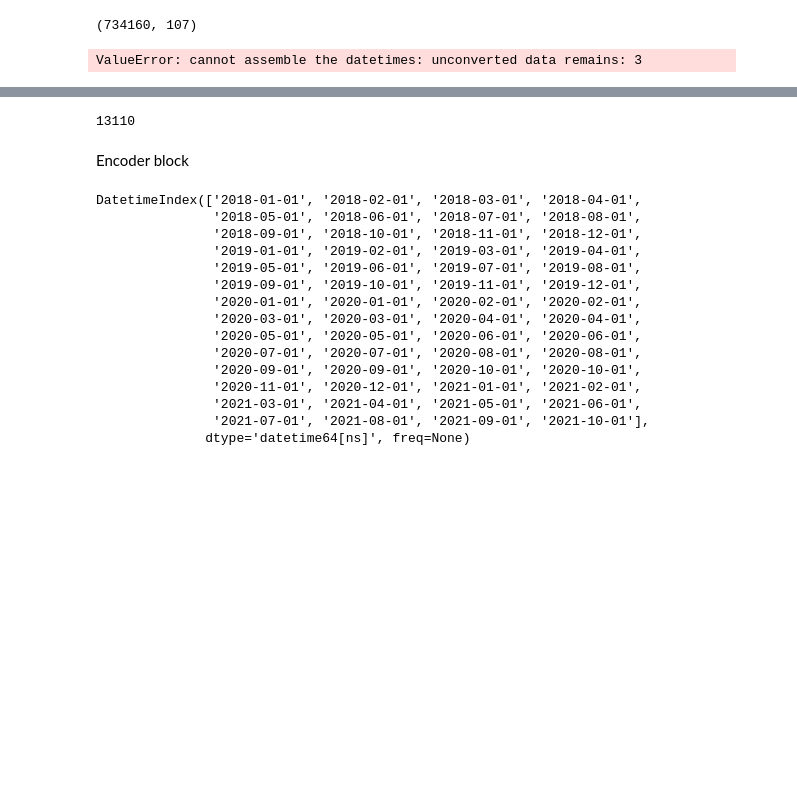
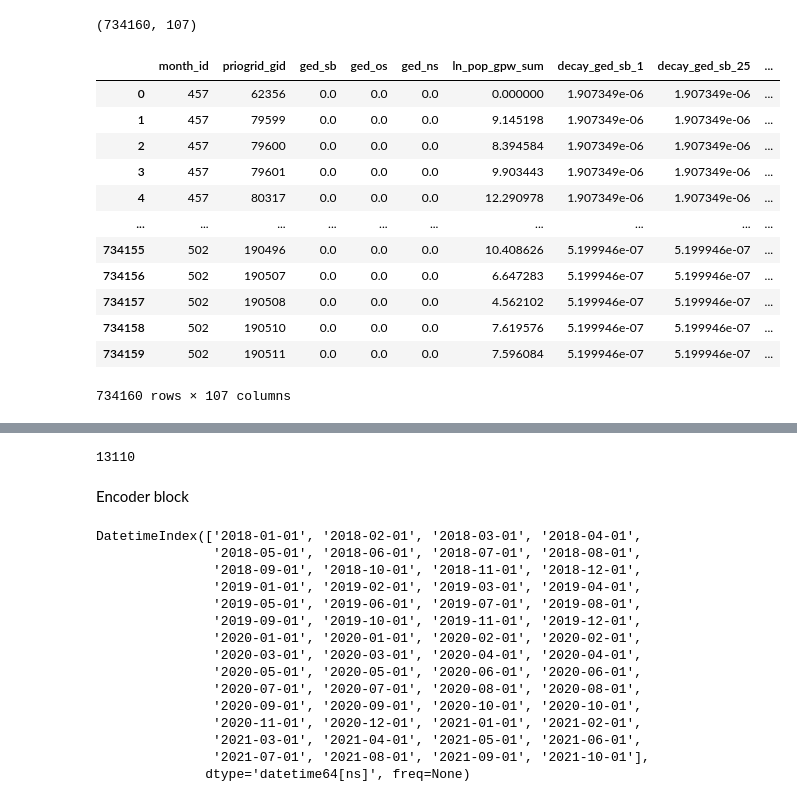
Before and after one commit to div-nar/AT-GCN, a Jupyter notebook: temporal_attention.ipynb, the cells around one changed output, grey strips where cells are left out. Cells and saved outputs as stored; diff of their text form; code cells hidden in the pictures; blank space fills up the shorter version.

```diff
--- a/temporal_attention.ipynb
+++ b/temporal_attention.ipynb
@@ -10,11 +10,26 @@ from tqdm import tqdm
 # %%
 %run preprocessing.ipynb
 # %%
-data = master_df
-
+data = master_df_nonscaled
 data.shape
 # %% [output]
 (734160, 107)
+# %%
+data
+# %% [output]
+|  | month_id | priogrid_gid | ged_sb | ged_os | ged_ns | ln_pop_gpw_sum | decay_ged_sb_1 | decay_ged_sb_25 | ... |
+| 0 | 457 | 62356 | 0.0 | 0.0 | 0.0 | 0.000000 | 1.907349e-06 | 1.907349e-06 | ... |
+| 1 | 457 | 79599 | 0.0 | 0.0 | 0.0 | 9.145198 | 1.907349e-06 | 1.907349e-06 | ... |
+| 2 | 457 | 79600 | 0.0 | 0.0 | 0.0 | 8.394584 | 1.907349e-06 | 1.907349e-06 | ... |
+| 3 | 457 | 79601 | 0.0 | 0.0 | 0.0 | 9.903443 | 1.907349e-06 | 1.907349e-06 | ... |
+| 4 | 457 | 80317 | 0.0 | 0.0 | 0.0 | 12.290978 | 1.907349e-06 | 1.907349e-06 | ... |
+| ... | ... | ... | ... | ... | ... | ... | ... | ... | ... |
+| 734155 | 502 | 190496 | 0.0 | 0.0 | 0.0 | 10.408626 | 5.199946e-07 | 5.199946e-07 | ... |
+| 734156 | 502 | 190507 | 0.0 | 0.0 | 0.0 | 6.647283 | 5.199946e-07 | 5.199946e-07 | ... |
+| 734157 | 502 | 190508 | 0.0 | 0.0 | 0.0 | 4.562102 | 5.199946e-07 | 5.199946e-07 | ... |
+| 734158 | 502 | 190510 | 0.0 | 0.0 | 0.0 | 7.619576 | 5.199946e-07 | 5.199946e-07 | ... |
+| 734159 | 502 | 190511 | 0.0 | 0.0 | 0.0 | 7.596084 | 5.199946e-07 | 5.199946e-07 | ... |
+734160 rows × 107 columns
 # %%
 df = pd.DataFrame(data)
 
@@ -26,9 +41,7 @@ def convert_month_id_to_datetime(month_id):
     month = (month_id - 121) % 12 + base_month
     return pd.to_datetime({'year': year, 'month': month, 'day': np.ones_like(year)})
 
-df['date'] = convert_month_id_to_datetime(df['month_id'])
+df_date = convert_month_id_to_datetime(df['month_id'])
-# %% [output]
-ValueError: cannot assemble the datetimes: unconverted data remains: 3
 # %%
 from sklearn.preprocessing import StandardScaler
 
```
Also changed, not shown: parts of 11 cells of this notebook.
